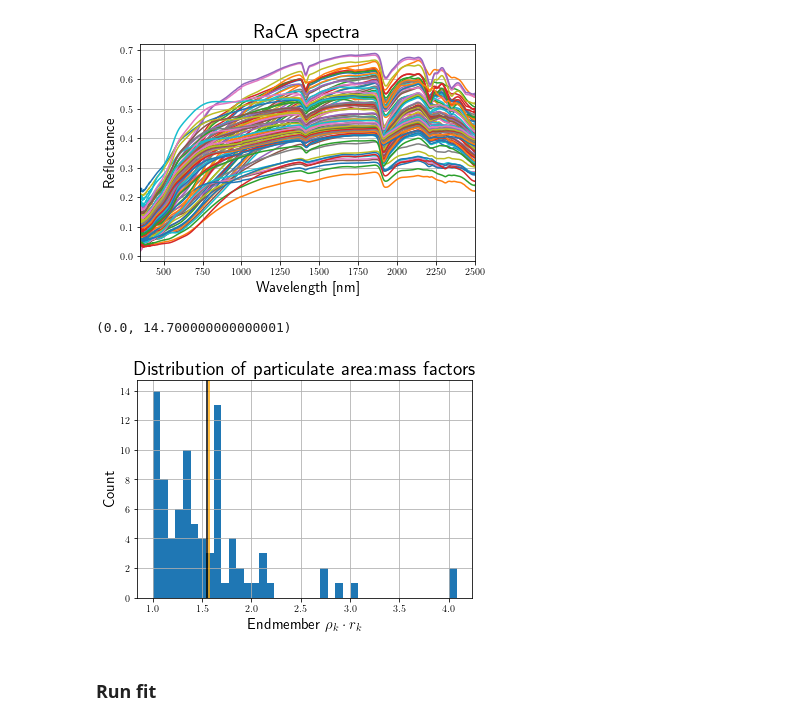
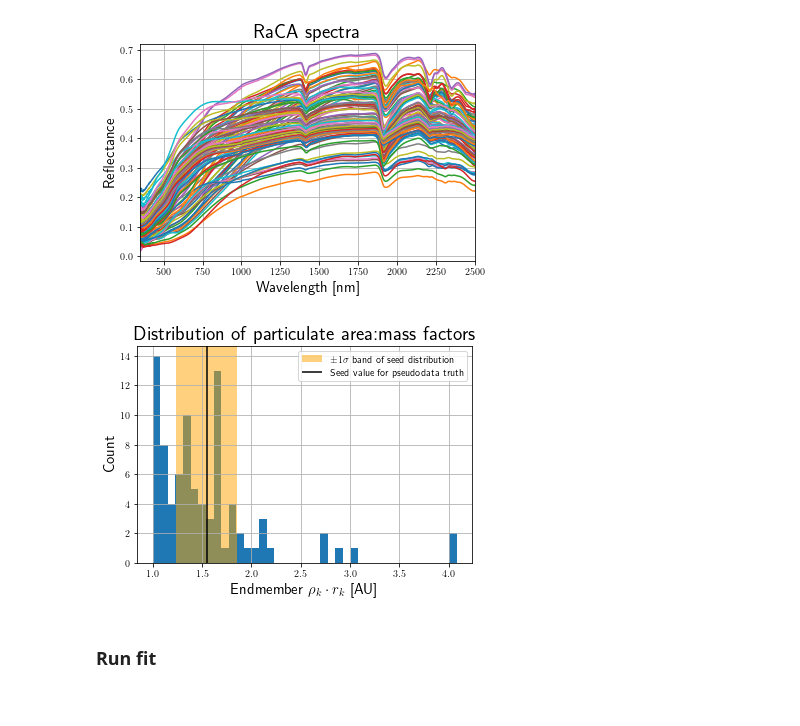
Before and after one commit to jmortan/RaCA-SOC-a-spectrum-analysis, a Jupyter notebook: RaCA-SOC-a/run-RaCA-SOC-a.ipynb, the cells around one changed output. Cells and saved outputs as stored; diff of their text form; code cells hidden in the pictures.

Commit message:
Small plot fixes.

```diff
--- a/RaCA-SOC-a/run-RaCA-SOC-a.ipynb
+++ b/RaCA-SOC-a/run-RaCA-SOC-a.ipynb
@@ -430,18 +454,21 @@ plt.grid()
 # %% [output]
 [figure]
 # %%
+f, ax = plt.subplots()
 th = plt.hist(rhorads,bins=40);
-plt.xlabel(r'Endmember $\rho_k \cdot r_k$',fontsize=15)
+plt.xlabel(r'Endmember $\rho_k \cdot r_k$ [AU]',fontsize=15)
 plt.ylabel(r'Count',fontsize=15)
 plt.title(r'Distribution of particulate area:mass factors',fontsize=20)
 plt.grid()
 
-plt.vlines(trueSOCrr,ymin=0,ymax=np.max(th[0])*1.05,color='black');
-plt.vlines(seedSOCrr,ymin=0,ymax=np.max(th[0])*1.05,color='orange');
+plt.vlines(trueSOCrr,ymin=0,ymax=np.max(th[0])*1.05,color='black',label=r'Seed value for pseudodata truth');
+#plt.vlines(seedSOCrr,ymin=0,ymax=np.max(th[0])*1.05,color='orange');
+ax.add_patch(Rectangle((trueSOCrr*0.8,0),trueSOCrr*0.4,np.max(th[0])*1.05,facecolor="orange",alpha=0.5,label=r'$\pm1\sigma$ band of seed distribution'));
 plt.ylim([0,np.max(th[0])*1.05])
+plt.legend()
+plt.show()
 # %% [output]
-(0.0, 14.700000000000001)
-[figure, old version]
+[figure, new version]
 # %%
 # seed data: A[1:,:] and initial F's
 tF       = torch.tensor(F[:-1,:].tolist())
```
Also changed, not shown: parts of 2 cells of this notebook.
